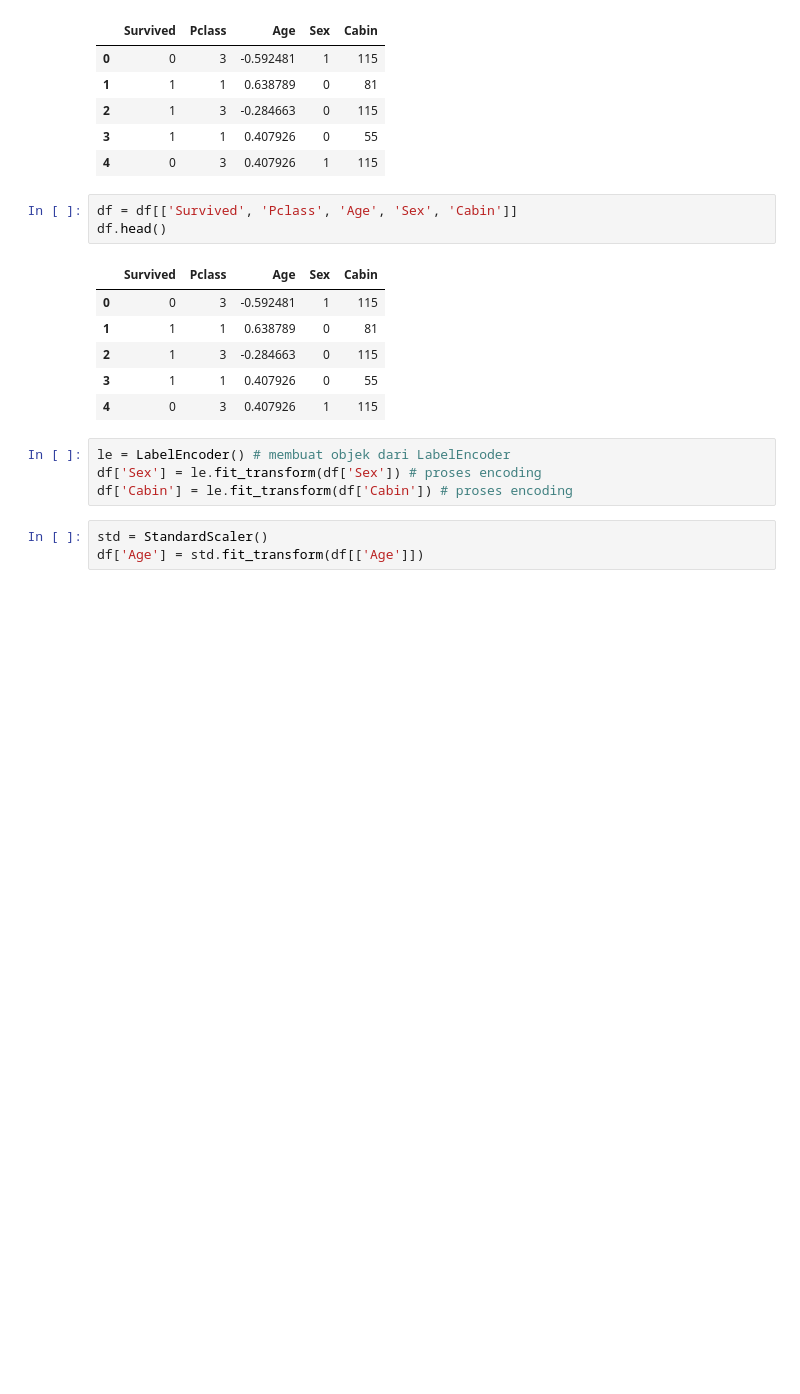
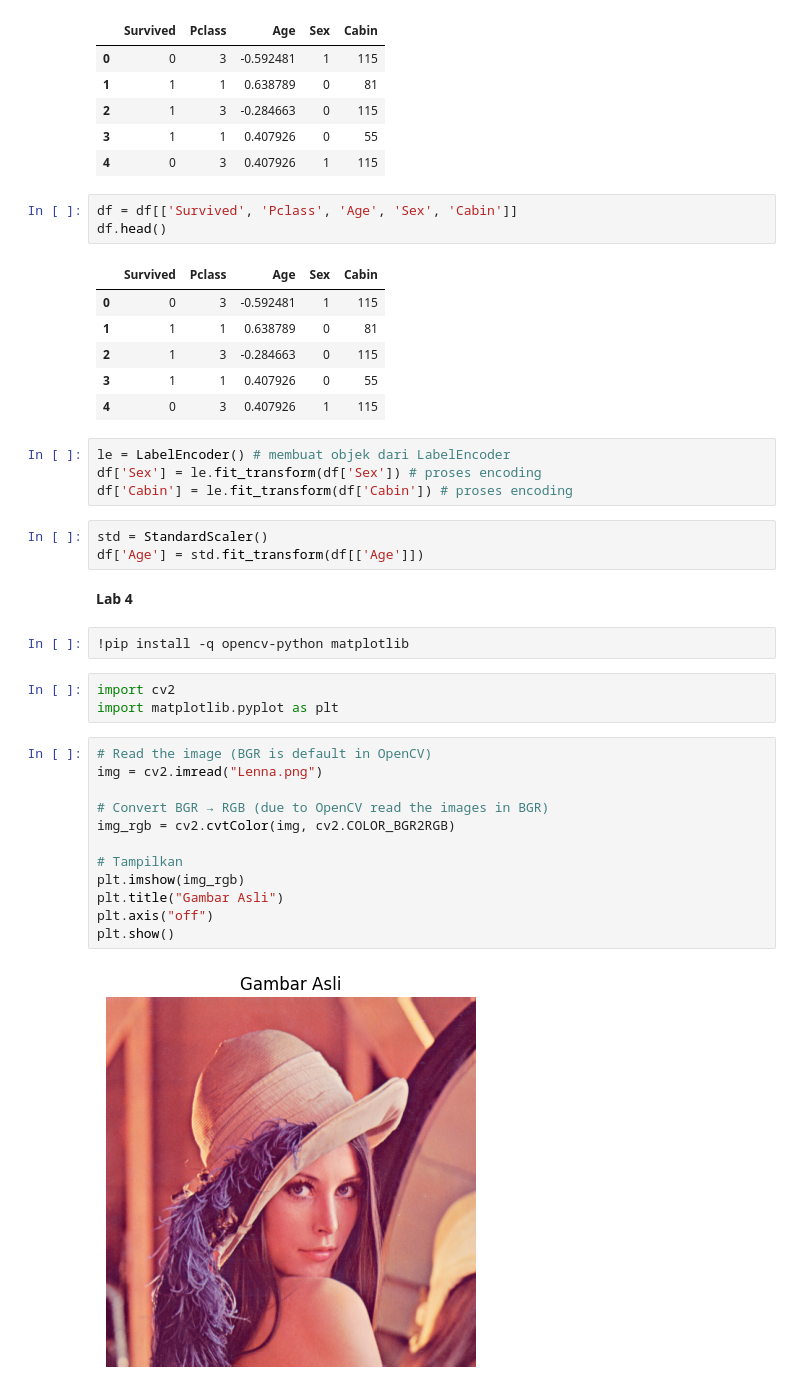
Before and after one commit to CrushedKatana/Machine_Learning, a Jupyter notebook: Week2_MachineLearning.ipynb, the cells around one changed output. Saved outputs shown, nothing was run; the diff lists cells and outputs as text; blank space fills up the shorter version.

```diff
--- a/Week2_MachineLearning.ipynb
+++ b/Week2_MachineLearning.ipynb
@@ -212,3 +212,24 @@ df['Cabin'] = le.fit_transform(df['Cabin']) # proses encoding
 # %%
 std = StandardScaler()
 df['Age'] = std.fit_transform(df[['Age']])
+# %% [markdown]
+**Lab 4**
+# %%
+!pip install -q opencv-python matplotlib
+# %%
+import cv2
+import matplotlib.pyplot as plt
+# %%
+# Read the image (BGR is default in OpenCV)
+img = cv2.imread("Lenna.png")
+
+# Convert BGR → RGB (due to OpenCV read the images in BGR)
+img_rgb = cv2.cvtColor(img, cv2.COLOR_BGR2RGB)
+
+# Tampilkan
+plt.imshow(img_rgb)
+plt.title("Gambar Asli")
+plt.axis("off")
+plt.show()
+# %% [output]
+[figure, added]
```
Also changed, not shown: parts of 8 cells of this notebook.
